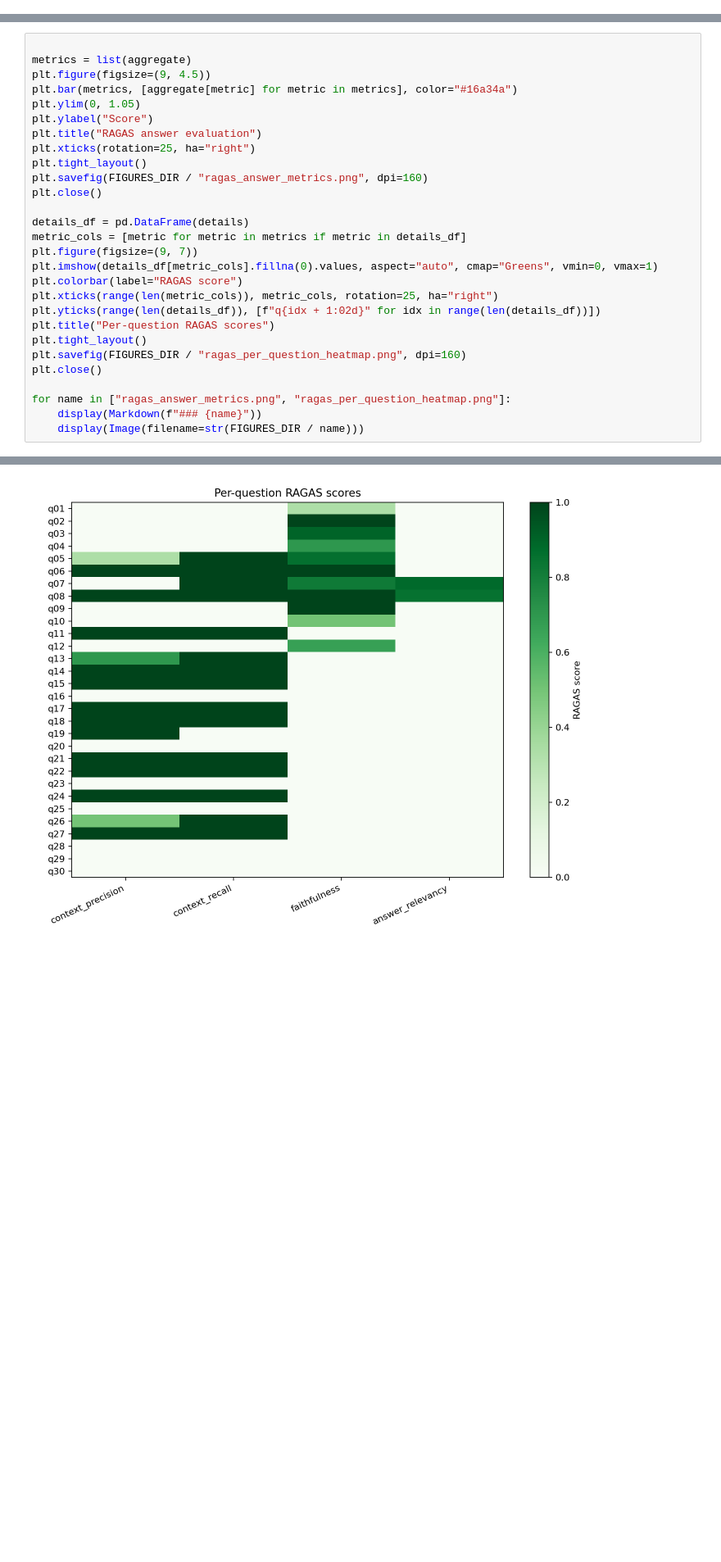
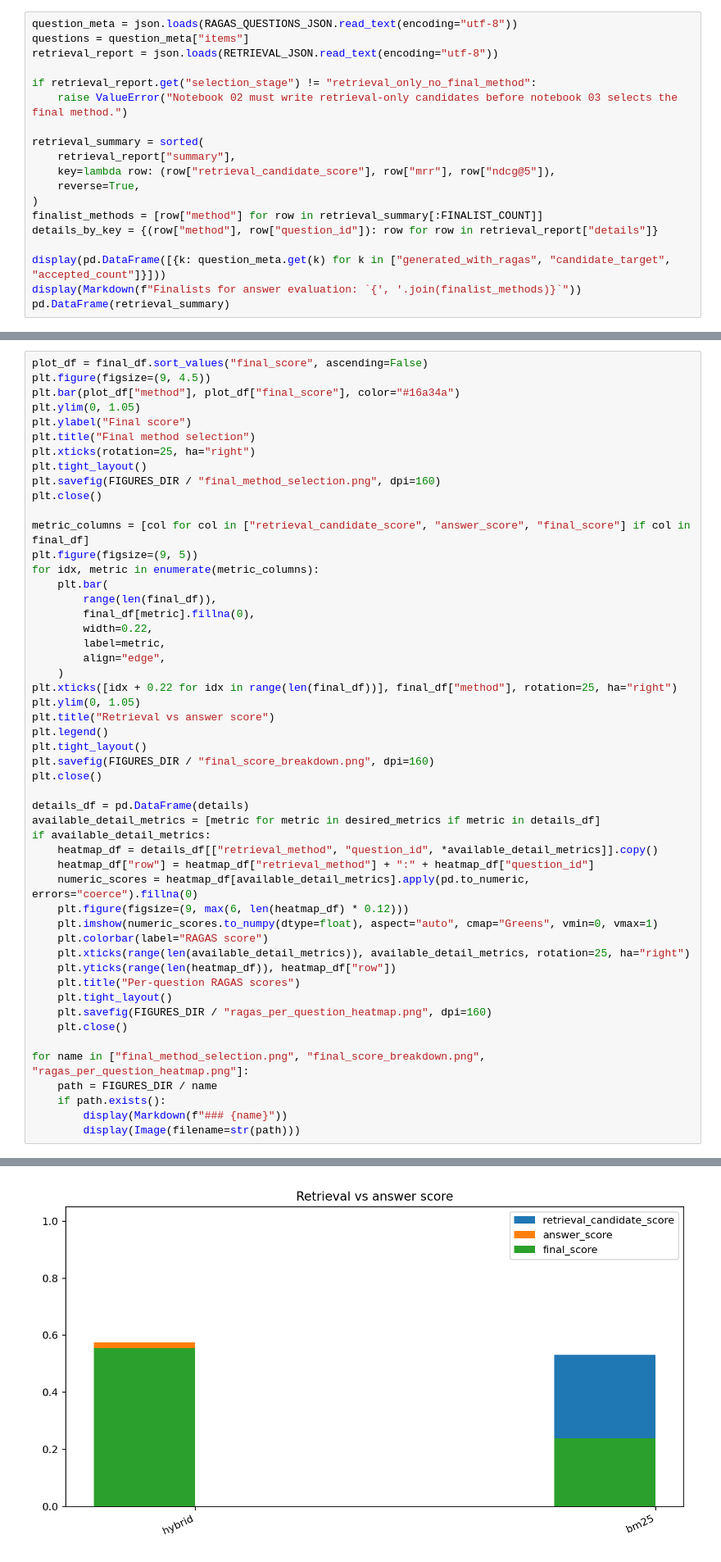
Before and after one commit to king14052004-crypto/vietnamese-legal-rag, a Jupyter notebook: notebooks/03_ragas_evaluation.ipynb, the cells around one changed output, grey strips where cells are left out. Shown at 82% size. Saved outputs shown, nothing was run; the diff lists cells and outputs as text; blank space fills up the shorter version.

Commit message:
Refine notebook evaluation workflow

```diff
--- a/notebooks/03_ragas_evaluation.ipynb
+++ b/notebooks/03_ragas_evaluation.ipynb
@@ -121,0 +126,19 @@ pd.DataFrame(questions)[["id", "topic", "source", "question", "reference"]].head
+# %%
+question_meta = json.loads(RAGAS_QUESTIONS_JSON.read_text(encoding="utf-8"))
+questions = question_meta["items"]
+retrieval_report = json.loads(RETRIEVAL_JSON.read_text(encoding="utf-8"))
+
+if retrieval_report.get("selection_stage") != "retrieval_only_no_final_method":
+    raise ValueError("Notebook 02 must write retrieval-only candidates before notebook 03 selects the final method.")
+
+retrieval_summary = sorted(
+    retrieval_report["summary"],
+    key=lambda row: (row["retrieval_candidate_score"], row["mrr"], row["ndcg@5"]),
+    reverse=True,
+)
+finalist_methods = [row["method"] for row in retrieval_summary[:FINALIST_COUNT]]
+details_by_key = {(row["method"], row["question_id"]): row for row in retrieval_report["details"]}
+
+display(pd.DataFrame([{k: question_meta.get(k) for k in ["generated_with_ragas", "candidate_target", "accepted_count"]}]))
+display(Markdown(f"Finalists for answer evaluation: `{', '.join(finalist_methods)}`"))
+pd.DataFrame(retrieval_summary)
@@ -363,29 +451,52 @@ Exception raised in Job[29]: ChatGoogleGenerativeAIError(Error calling model 'ge
 # %%
-
-metrics = list(aggregate)
+plot_df = final_df.sort_values("final_score", ascending=False)
 plt.figure(figsize=(9, 4.5))
-plt.bar(metrics, [aggregate[metric] for metric in metrics], color="#16a34a")
+plt.bar(plot_df["method"], plot_df["final_score"], color="#16a34a")
 plt.ylim(0, 1.05)
-plt.ylabel("Score")
-plt.title("RAGAS answer evaluation")
+plt.ylabel("Final score")
+plt.title("Final method selection")
 plt.xticks(rotation=25, ha="right")
 plt.tight_layout()
-plt.savefig(FIGURES_DIR / "ragas_answer_metrics.png", dpi=160)
+plt.savefig(FIGURES_DIR / "final_method_selection.png", dpi=160)
+plt.close()
+
+metric_columns = [col for col in ["retrieval_candidate_score", "answer_score", "final_score"] if col in final_df]
+plt.figure(figsize=(9, 5))
+for idx, metric in enumerate(metric_columns):
+    plt.bar(
+        range(len(final_df)),
+        final_df[metric].fillna(0),
+        width=0.22,
+        label=metric,
+        align="edge",
+    )
+plt.xticks([idx + 0.22 for idx in range(len(final_df))], final_df["method"], rotation=25, ha="right")
+plt.ylim(0, 1.05)
+plt.title("Retrieval vs answer score")
+plt.legend()
+plt.tight_layout()
+plt.savefig(FIGURES_DIR / "final_score_breakdown.png", dpi=160)
 plt.close()
 
 details_df = pd.DataFrame(details)
-metric_cols = [metric for metric in metrics if metric in details_df]
-plt.figure(figsize=(9, 7))
-plt.imshow(details_df[metric_cols].fillna(0).values, aspect="auto", cmap="Greens", vmin=0, vmax=1)
-plt.colorbar(label="RAGAS score")
-plt.xticks(range(len(metric_cols)), metric_cols, rotation=25, ha="right")
-plt.yticks(range(len(details_df)), [f"q{idx + 1:02d}" for idx in range(len(details_df))])
-plt.title("Per-question RAGAS scores")
-plt.tight_layout()
-plt.savefig(FIGURES_DIR / "ragas_per_question_heatmap.png", dpi=160)
-plt.close()
+available_detail_metrics = [metric for metric in desired_metrics if metric in details_df]
+if available_detail_metrics:
+    heatmap_df = details_df[["retrieval_method", "question_id", *available_detail_metrics]].copy()
+    heatmap_df["row"] = heatmap_df["retrieval_method"] + ":" + heatmap_df["question_id"]
+    numeric_scores = heatmap_df[available_detail_metrics].apply(pd.to_numeric, errors="coerce").fillna(0)
+    plt.figure(figsize=(9, max(6, len(heatmap_df) * 0.12)))
+    plt.imshow(numeric_scores.to_numpy(dtype=float), aspect="auto", cmap="Greens", vmin=0, vmax=1)
+    plt.colorbar(label="RAGAS score")
+    plt.xticks(range(len(available_detail_metrics)), available_detail_metrics, rotation=25, ha="right")
+    plt.yticks(range(len(heatmap_df)), heatmap_df["row"])
+    plt.title("Per-question RAGAS scores")
+    plt.tight_layout()
+    plt.savefig(FIGURES_DIR / "ragas_per_question_heatmap.png", dpi=160)
+    plt.close()
 
-for name in ["ragas_answer_metrics.png", "ragas_per_question_heatmap.png"]:
-    display(Markdown(f"### {name}"))
-    display(Image(filename=str(FIGURES_DIR / name)))
+for name in ["final_method_selection.png", "final_score_breakdown.png", "ragas_per_question_heatmap.png"]:
+    path = FIGURES_DIR / name
+    if path.exists():
+        display(Markdown(f"### {name}"))
+        display(Image(filename=str(path)))
 # %% [output]
@@ -395 +506 @@ for name in ["ragas_answer_metrics.png", "ragas_per_question_heatmap.png"]:
-[figure, old version]
+[figure, new version]
```
Also changed, not shown: parts of 18 cells of this notebook, 21 other files.
